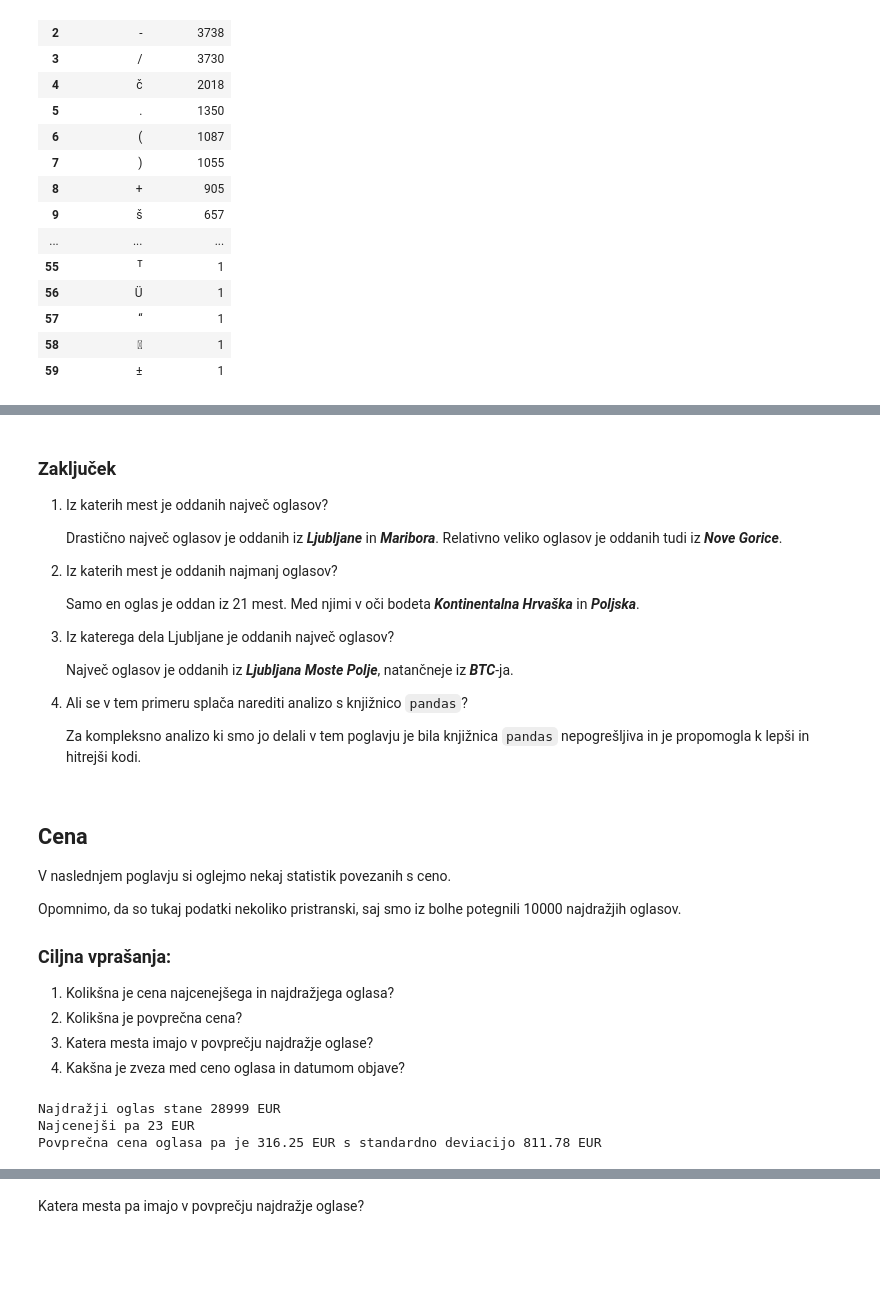
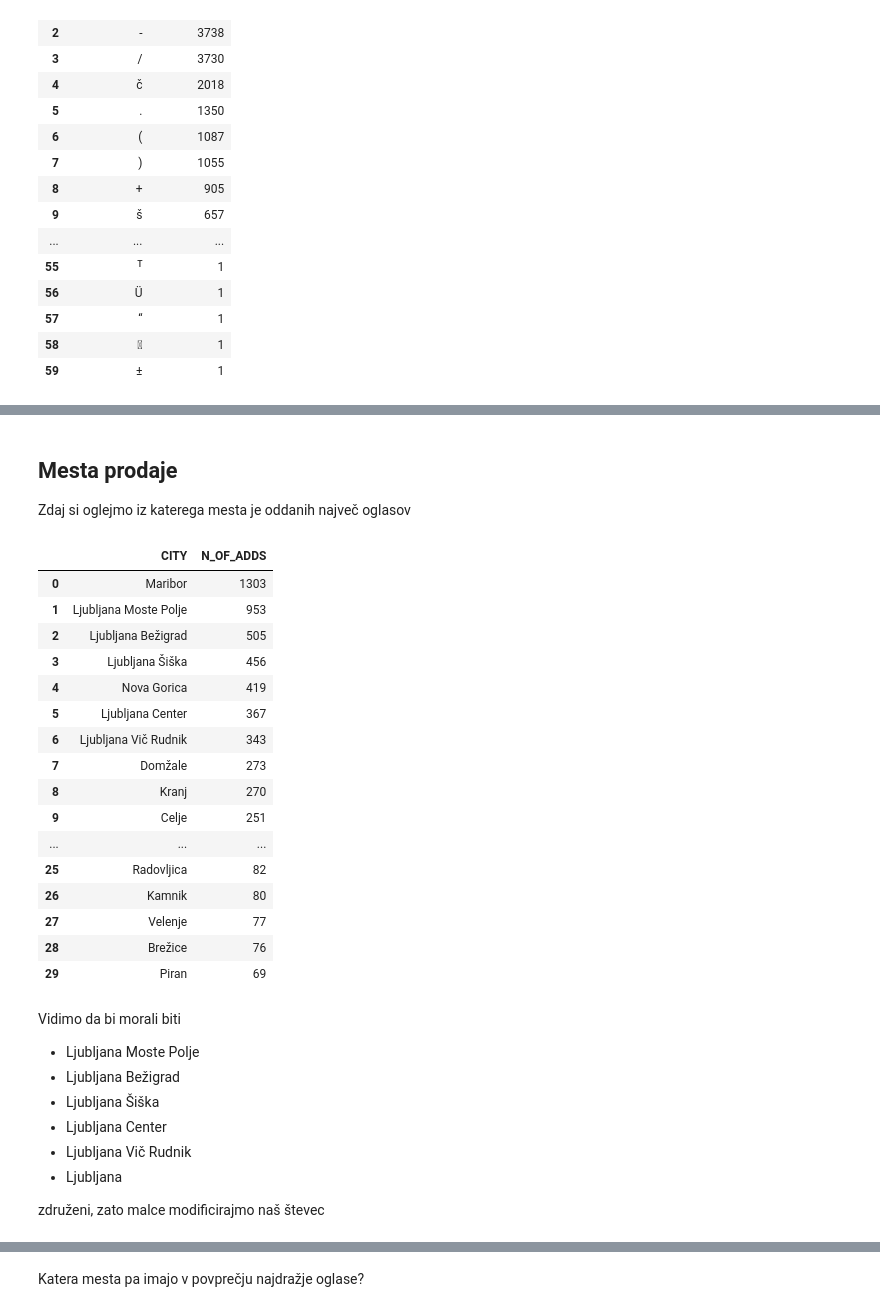
Before and after one commit to JakobPogacnikSouvent/bolha-racunalnistvo-advert-analysis, a Jupyter notebook: analiza.ipynb, the cells around one changed output, grey strips where cells are left out. Saved outputs shown, nothing was run; the diff lists cells and outputs as text; code cells hidden in the pictures; blank space fills up the shorter version.

```diff
--- a/analiza.ipynb
+++ b/analiza.ipynb
@@ -220,5 +49,0 @@ def city_of_location_1(location):
-# %%
-d = Counter()
-for location in data.City.to_list():
-    city = city_of_location_1(location)
-    d[city] += 1
@@ -263,5 +49,0 @@ def city_of_location(location):
-# %%
-d = Counter()
-for location in data.City.to_list():
-    city = city_of_location(location)
-    d[city] += 1
@@ -431,36 +50,3 @@ data.head()
-# %% [markdown]
-### Zaključek
-1. Iz katerih mest je oddanih največ oglasov?
-
-    Drastično največ oglasov je oddanih iz ***Ljubljane*** in ***Maribora***. Relativno veliko oglasov je oddanih tudi iz ***Nove Gorice***.
-
-2. Iz katerih mest je oddanih najmanj oglasov?
-
-    Samo en oglas je oddan iz 21 mest. Med njimi v oči bodeta ***Kontinentalna Hrvaška*** in ***Poljska***.
-
-3. Iz katerega dela Ljubljane je oddanih največ oglasov?
-
-    Največ oglasov je oddanih iz ***Ljubljana Moste Polje***, natančneje iz ***BTC***-ja.
-
-4. Ali se v tem primeru splača narediti analizo s knjižnico `pandas`?
-
-    Za kompleksno analizo ki smo jo delali v tem poglavju je bila knjižnica `pandas` nepogrešljiva in je propomogla k lepši in hitrejši kodi.
-# %% [markdown]
-## Cena
-V naslednjem poglavju si oglejmo nekaj statistik povezanih s ceno.
-
-Opomnimo, da so tukaj podatki nekoliko pristranski, saj smo iz bolhe potegnili 10000 najdražjih oglasov.
-
-### Ciljna vprašanja:
-1. Kolikšna je cena najcenejšega in najdražjega oglasa?
-2. Kolikšna je povprečna cena?
-3. Katera mesta imajo v povprečju najdražje oglase?
-4. Kakšna je zveza med ceno oglasa in datumom objave?
-# %%
-print(f"Najdražji oglas stane {data['Price'].max()} EUR")
-print(f"Najcenejši pa {data['Price'].min()} EUR")
-print(f"Povprečna cena oglasa pa je {data['Price'].mean():.2f} EUR s standardno deviacijo {data['Price'].std(ddof=0):.2f} EUR")
-# %% [output]
-Najdražji oglas stane 28999 EUR
-Najcenejši pa 23 EUR
-Povprečna cena oglasa pa je 316.25 EUR s standardno deviacijo 811.78 EUR
+# %% [markdown]
+## Mesta prodaje
+Zdaj si oglejmo iz katerega mesta je oddanih največ oglasov
@@ -466,0 +61,31 @@ Povprečna cena oglasa pa je 316.25 EUR s standardno deviacijo 811.78 EUR
+# %%
+df = df_of_counter(d, columns=["CITY", "N_OF_ADDS"]).sort_values('N_OF_ADDS', ascending=False).reset_index(drop=True)
+df.head(30)
+# %% [output]
+|  | CITY | N_OF_ADDS |
+| 0 | Maribor | 1303 |
+| 1 | Ljubljana Moste Polje | 953 |
+| 2 | Ljubljana Bežigrad | 505 |
+| 3 | Ljubljana Šiška | 456 |
+| 4 | Nova Gorica | 419 |
+| 5 | Ljubljana Center | 367 |
+| 6 | Ljubljana Vič Rudnik | 343 |
+| 7 | Domžale | 273 |
+| 8 | Kranj | 270 |
+| 9 | Celje | 251 |
+| ... | ... | ... |
+| 25 | Radovljica | 82 |
+| 26 | Kamnik | 80 |
+| 27 | Velenje | 77 |
+| 28 | Brežice | 76 |
+| 29 | Piran | 69 |
+# %% [markdown]
+Vidimo da bi morali biti
+- Ljubljana Moste Polje
+- Ljubljana Bežigrad
+- Ljubljana Šiška
+- Ljubljana Center
+- Ljubljana Vič Rudnik
+- Ljubljana
+
+združeni, zato malce modificirajmo naš števec
```
Also changed, not shown: parts of 119 cells of this notebook, 3 other files.
